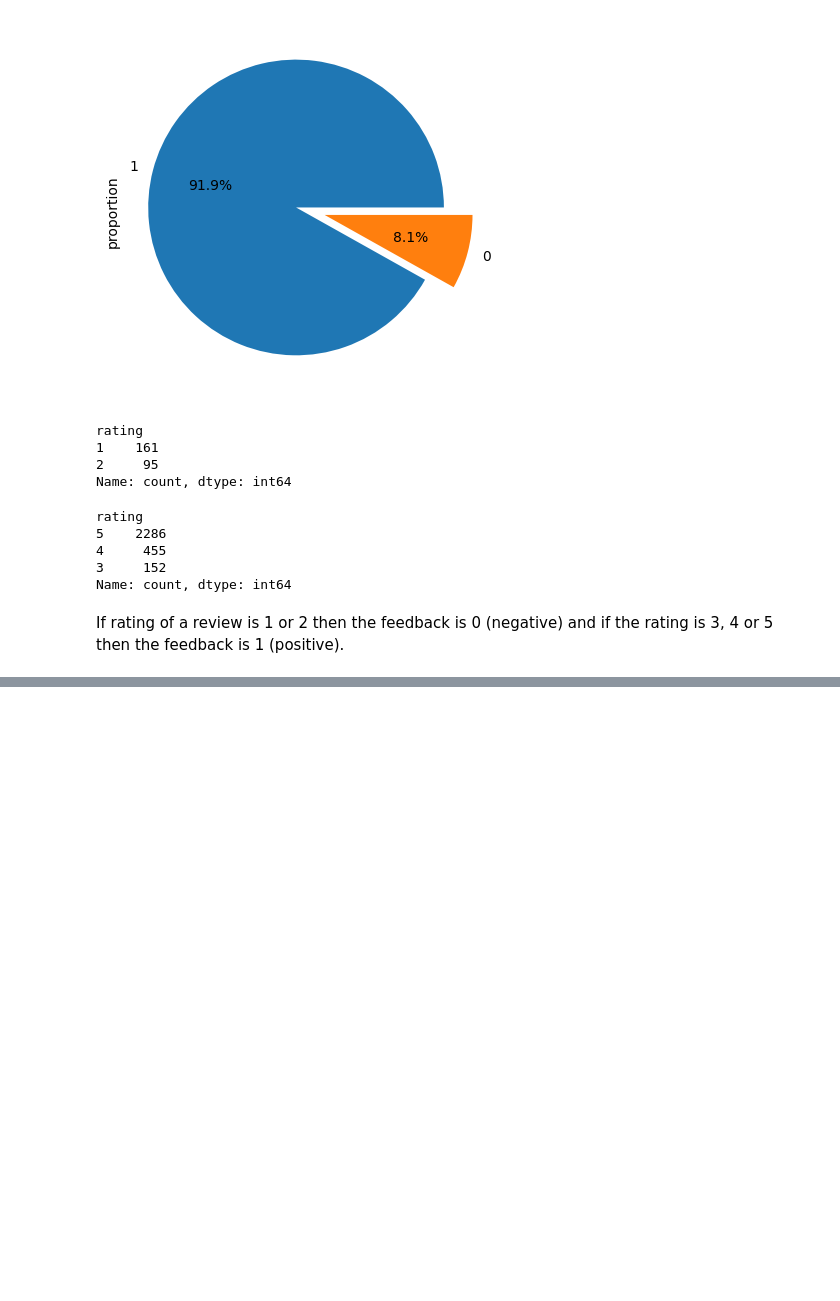
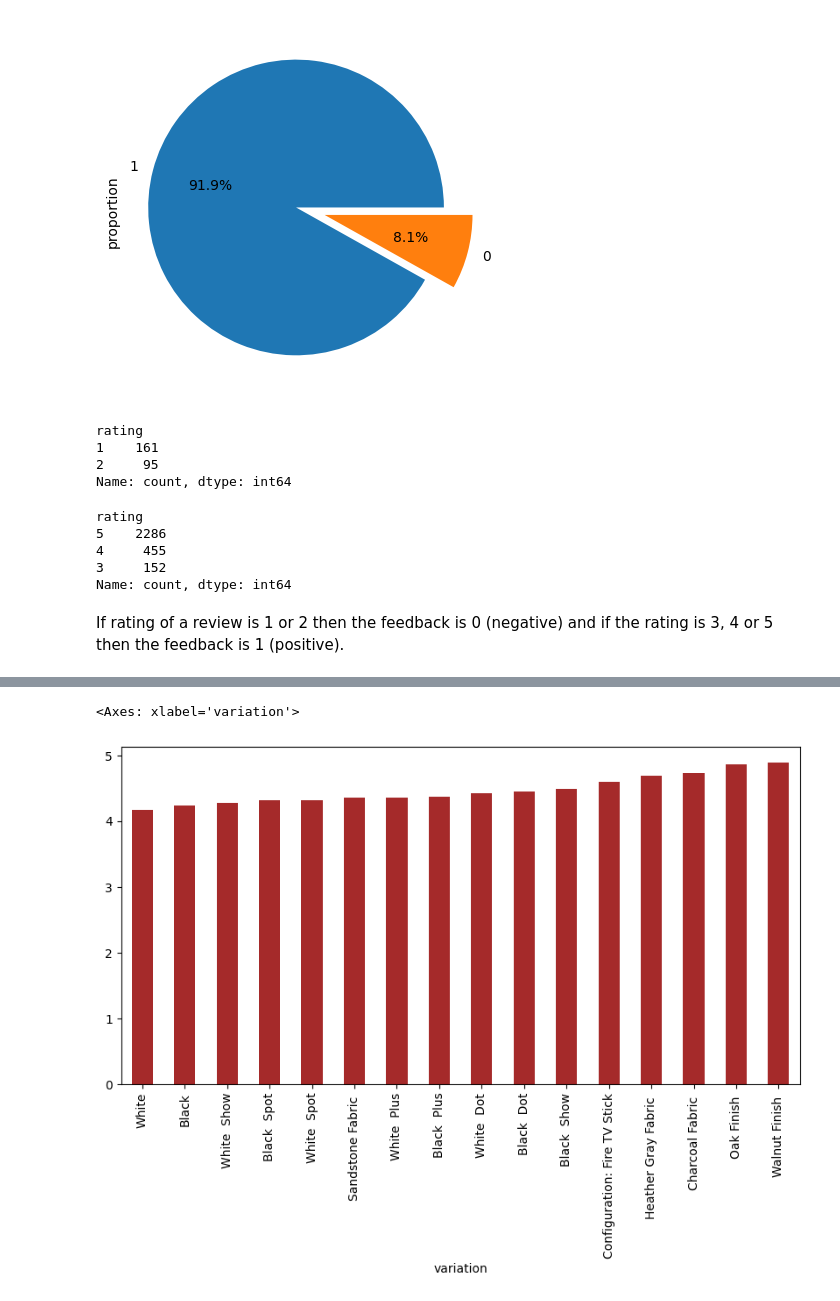
Before and after one commit to itzuditsharma/Sentiment-Analysis-Alexa, a Jupyter notebook: exploration.ipynb, the cells around one changed output, grey strips where cells are left out. Saved outputs shown, nothing was run; the diff lists cells and outputs as text; code cells hidden in the pictures; blank space fills up the shorter version.

```diff
--- a/exploration.ipynb
+++ b/exploration.ipynb
@@ -255,0 +310,5 @@ If rating of a review is 1 or 2 then the feedback is 0 (negative) and if the rat
+# %%
+data.groupby('variation')['rating'].mean().sort_values().plot(kind = 'bar', color = 'brown', figsize=(10,5))
+# %% [output]
+<Axes: xlabel='variation'>
+[figure, added]
```
Also changed, not shown: parts of 5 cells of this notebook.
